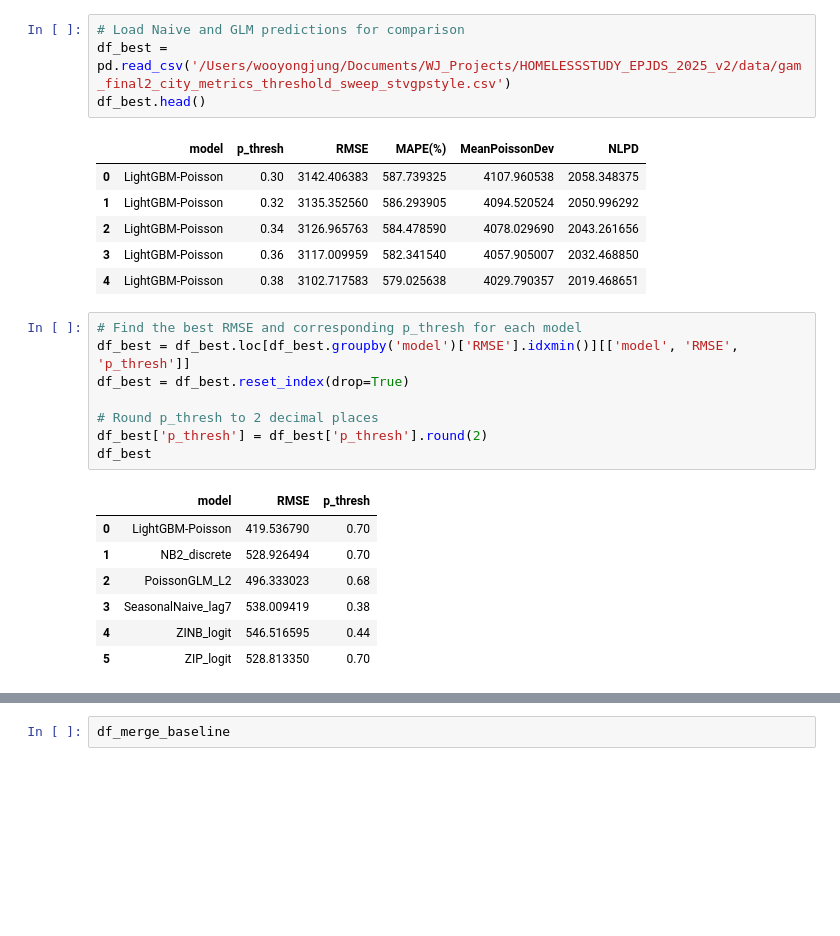
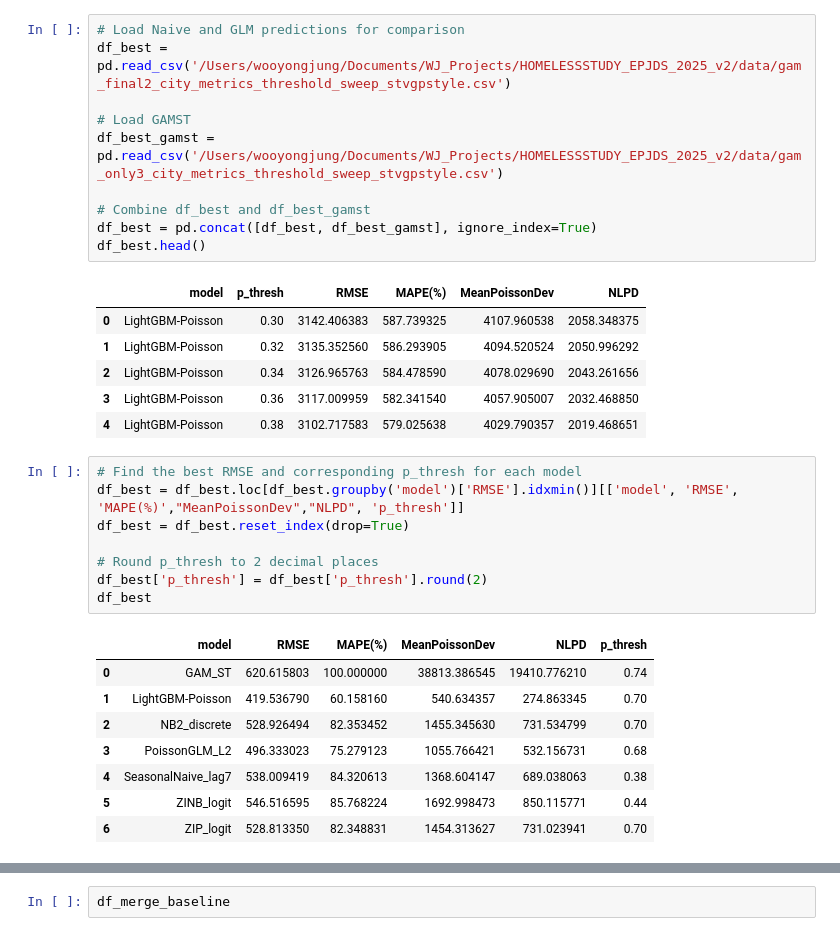
Before and after one commit to yilmajung/HOMELESSSTUDY_EPJDS_2025_v2, a Jupyter notebook: compare_w_baseline_visualize2.ipynb, the cells around one changed output, grey strips where cells are left out. Saved outputs shown, nothing was run; the diff lists cells and outputs as text; blank space fills up the shorter version.

```diff
--- a/compare_w_baseline_visualize2.ipynb
+++ b/compare_w_baseline_visualize2.ipynb
@@ -87,6 +102,12 @@ df_merge_baseline.head()
 # %%
 # Load Naive and GLM predictions for comparison
 df_best = pd.read_csv('/Users/wooyongjung/Documents/WJ_Projects/HOMELESSSTUDY_EPJDS_2025_v2/data/gam_final2_city_metrics_threshold_sweep_stvgpstyle.csv')
+
+# Load GAMST
+df_best_gamst = pd.read_csv('/Users/wooyongjung/Documents/WJ_Projects/HOMELESSSTUDY_EPJDS_2025_v2/data/gam_only3_city_metrics_threshold_sweep_stvgpstyle.csv')
+
+# Combine df_best and df_best_gamst
+df_best = pd.concat([df_best, df_best_gamst], ignore_index=True)
 df_best.head()
 # %% [output]
 |  | model | p_thresh | RMSE | MAPE(%) | MeanPoissonDev | NLPD |
@@ -97,20 +118,21 @@ df_best.head()
 | 4 | LightGBM-Poisson | 0.38 | 3102.717583 | 579.025638 | 4029.790357 | 2019.468651 |
 # %%
 # Find the best RMSE and corresponding p_thresh for each model
-df_best = df_best.loc[df_best.groupby('model')['RMSE'].idxmin()][['model', 'RMSE', 'p_thresh']]
+df_best = df_best.loc[df_best.groupby('model')['RMSE'].idxmin()][['model', 'RMSE', 'MAPE(%)',"MeanPoissonDev","NLPD", 'p_thresh']]
 df_best = df_best.reset_index(drop=True)
 
 # Round p_thresh to 2 decimal places
 df_best['p_thresh'] = df_best['p_thresh'].round(2)
 df_best
 # %% [output]
-|  | model | RMSE | p_thresh |
-| 0 | LightGBM-Poisson | 419.536790 | 0.70 |
-| 1 | NB2_discrete | 528.926494 | 0.70 |
-| 2 | PoissonGLM_L2 | 496.333023 | 0.68 |
-| 3 | SeasonalNaive_lag7 | 538.009419 | 0.38 |
-| 4 | ZINB_logit | 546.516595 | 0.44 |
-| 5 | ZIP_logit | 528.813350 | 0.70 |
+|  | model | RMSE | MAPE(%) | MeanPoissonDev | NLPD | p_thresh |
+| 0 | GAM_ST | 620.615803 | 100.000000 | 38813.386545 | 19410.776210 | 0.74 |
+| 1 | LightGBM-Poisson | 419.536790 | 60.158160 | 540.634357 | 274.863345 | 0.70 |
+| 2 | NB2_discrete | 528.926494 | 82.353452 | 1455.345630 | 731.534799 | 0.70 |
+| 3 | PoissonGLM_L2 | 496.333023 | 75.279123 | 1055.766421 | 532.156731 | 0.68 |
+| 4 | SeasonalNaive_lag7 | 538.009419 | 84.320613 | 1368.604147 | 689.038063 | 0.38 |
+| 5 | ZINB_logit | 546.516595 | 85.768224 | 1692.998473 | 850.115771 | 0.44 |
+| 6 | ZIP_logit | 528.813350 | 82.348831 | 1454.313627 | 731.023941 | 0.70 |
 # %%
 df_best_baseline = df_merge_baseline[((df_merge_baseline['model'] == df_best.iloc[0,0]) & (df_merge_baseline['p_thresh'] == df_best.iloc[0,2])) |
                                      ((df_merge_baseline['model'] == df_best.iloc[1,0]) & (df_merge_baseline['p_thresh'] == df_best.iloc[1,2])) |
```
Also changed, not shown: parts of 11 cells of this notebook, 2 other files.
